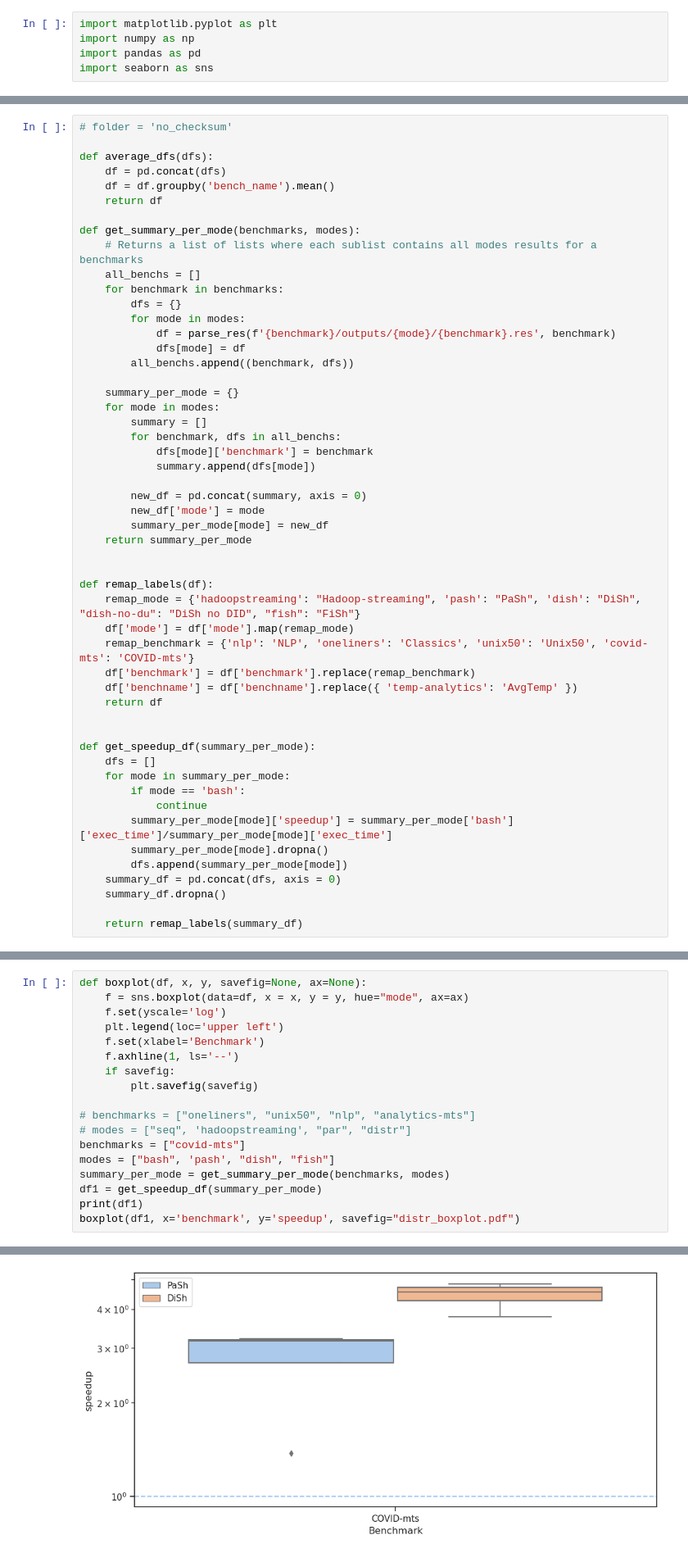
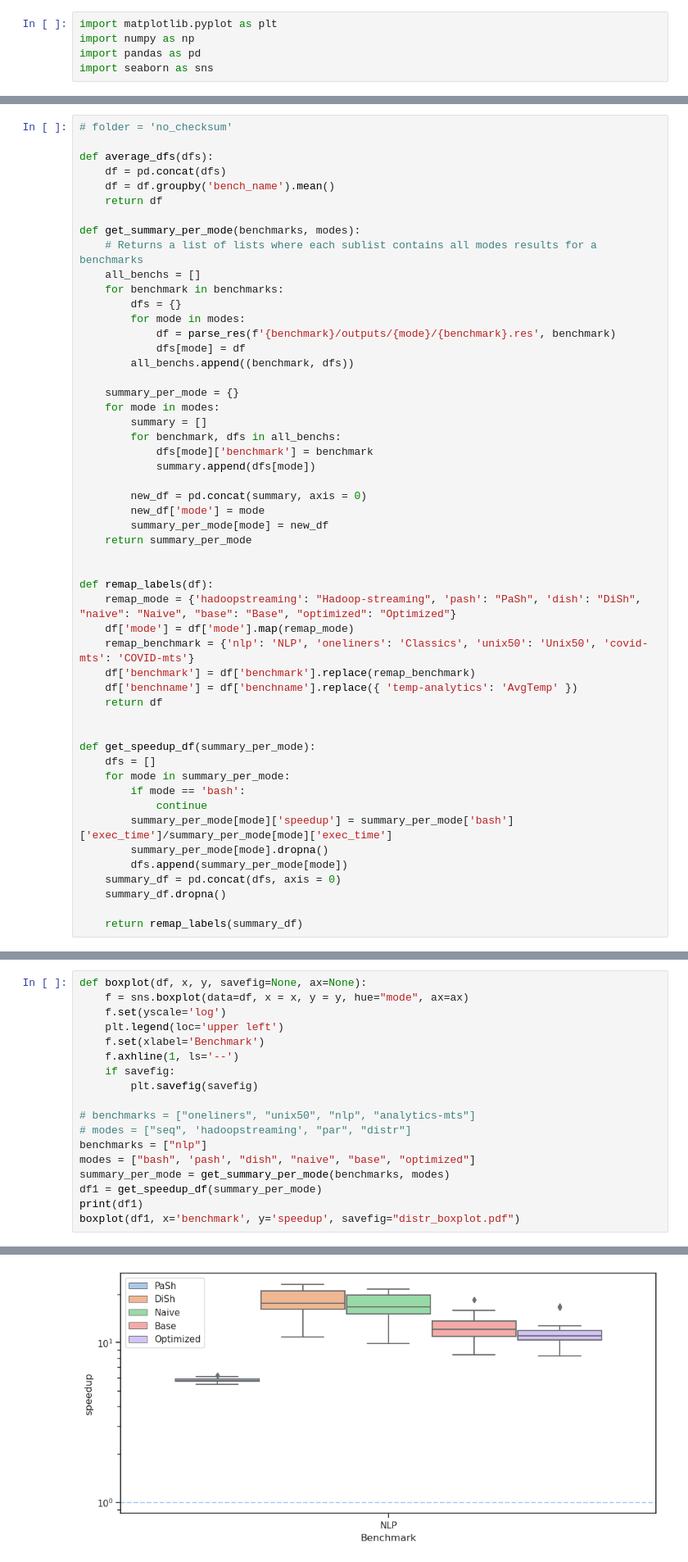
Before and after one commit to binpash/dish, a Jupyter notebook: evaluation/charts.ipynb, the cells around one changed output, grey strips where cells are left out. Shown at 82% size. Drawn from its saved outputs; the diff is of its cells as text.

```diff
--- a/evaluation/charts.ipynb
+++ b/evaluation/charts.ipynb
@@ -81,7 +81,7 @@ def get_summary_per_mode(benchmarks, modes):
 
 
 def remap_labels(df):
-    remap_mode = {'hadoopstreaming': "Hadoop-streaming", 'pash': "PaSh", 'dish': "DiSh", "dish-no-du": "DiSh no DID", "fish": "FiSh"}
+    remap_mode = {'hadoopstreaming': "Hadoop-streaming", 'pash': "PaSh", 'dish': "DiSh", "naive": "Naive", "base": "Base", "optimized": "Optimized"}
     df['mode'] = df['mode'].map(remap_mode)
     remap_benchmark = {'nlp': 'NLP', 'oneliners': 'Classics', 'unix50': 'Unix50', 'covid-mts': 'COVID-mts'}
     df['benchmark'] = df['benchmark'].replace(remap_benchmark)
@@ -144,8 +154,8 @@ def boxplot(df, x, y, savefig=None, ax=None):
 
 # benchmarks = ["oneliners", "unix50", "nlp", "analytics-mts"]
 # modes = ["seq", 'hadoopstreaming', "par", "distr"]
-benchmarks = ["covid-mts"]
-modes = ["bash", 'pash', "dish", "fish"]
+benchmarks = ["nlp"]
+modes = ["bash", 'pash', "dish", "naive", "base", "optimized"]
 summary_per_mode = get_summary_per_mode(benchmarks, modes)
 df1 = get_speedup_df(summary_per_mode)
 print(df1)
@@ -172,4 +181,4 @@ uid
-[figure, old version]
+[figure, new version]
 # %%
 def speedup_barplot(df, x, y, savefig=None, ax=None):
     f = sns.barplot(data=df, x=x, y = y, hue="mode", ax=ax)
```
Also changed, not shown: parts of 3 cells of this notebook.
